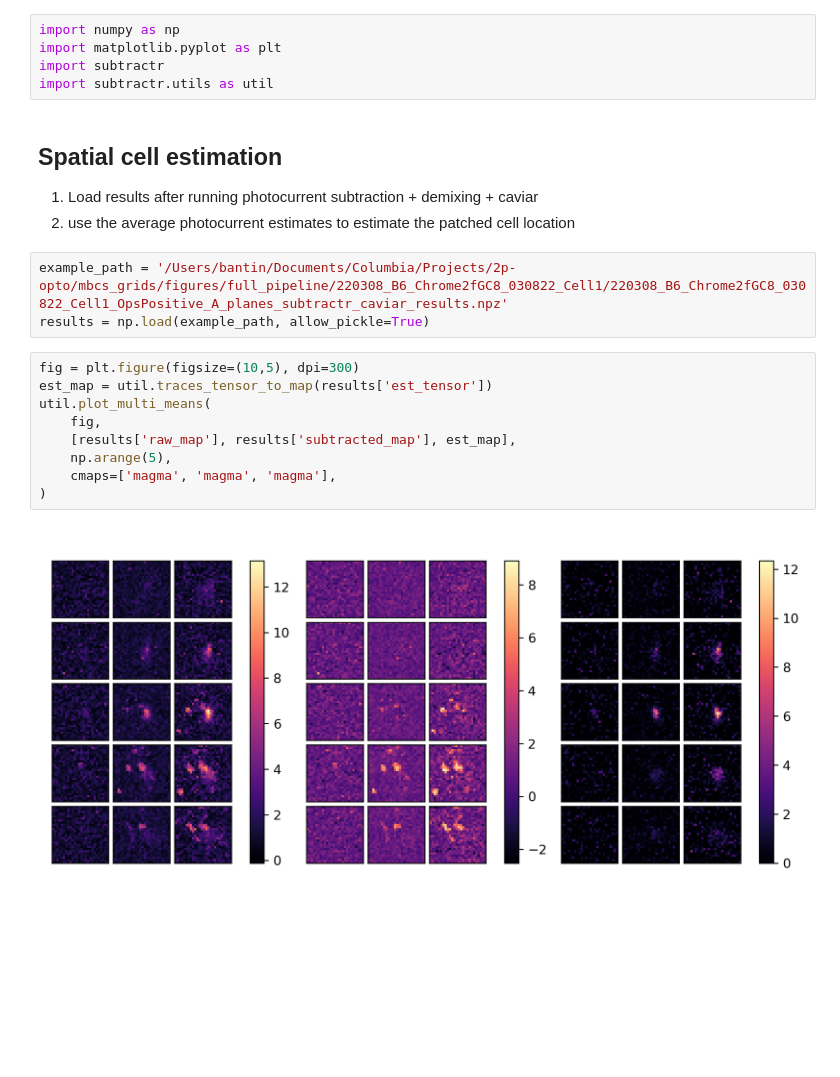
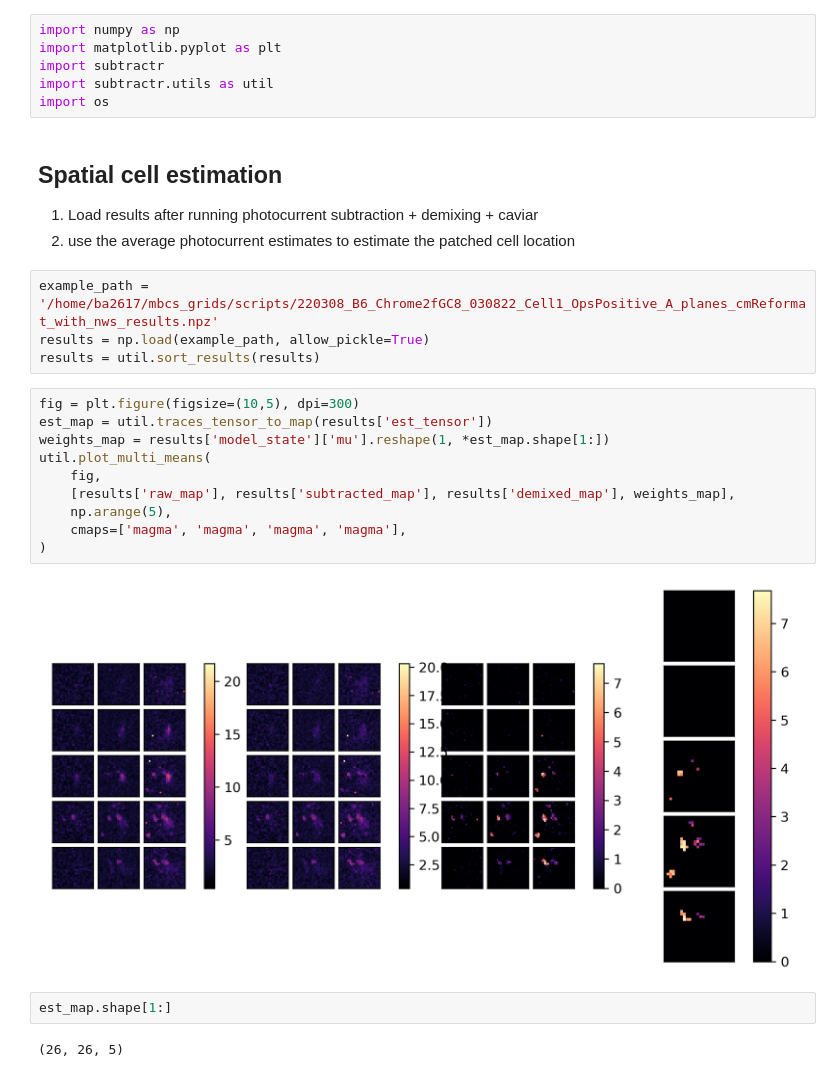
Before and after one commit to bantin/PhoRC, a Jupyter notebook: opsin_subtraction_experiments/spatial estimation.ipynb, the cells around one changed output. Saved outputs shown, nothing was run; the diff lists cells and outputs as text; blank space fills up the shorter version.

```diff
--- a/opsin_subtraction_experiments/spatial estimation.ipynb
+++ b/opsin_subtraction_experiments/spatial estimation.ipynb
@@ -3,21 +3,28 @@ import numpy as np
 import matplotlib.pyplot as plt
 import subtractr
 import subtractr.utils as util
+import os
 # %% [markdown]
 ## Spatial cell estimation
 1. Load results after running photocurrent subtraction + demixing + caviar
 2. use the average photocurrent estimates to estimate the patched cell location
 # %%
-example_path = '/Users/bantin/Documents/Columbia/Projects/2p-opto/mbcs_grids/figures/full_pipeline/220308_B6_Chrome2fGC8_030822_Cell1/220308_B6_Chrome2fGC8_030822_Cell1_OpsPositive_A_planes_subtractr_caviar_results.npz'
+example_path = '/home/ba2617/mbcs_grids/scripts/220308_B6_Chrome2fGC8_030822_Cell1_OpsPositive_A_planes_cmReformat_with_nws_results.npz'
 results = np.load(example_path, allow_pickle=True)
+results = util.sort_results(results)
 # %%
 fig = plt.figure(figsize=(10,5), dpi=300)
 est_map = util.traces_tensor_to_map(results['est_tensor'])
+weights_map = results['model_state']['mu'].reshape(1, *est_map.shape[1:])
 util.plot_multi_means(
     fig,
-    [results['raw_map'], results['subtracted_map'], est_map],
+    [results['raw_map'], results['subtracted_map'], results['demixed_map'], weights_map],
     np.arange(5),
-    cmaps=['magma', 'magma', 'magma'],
+    cmaps=['magma', 'magma', 'magma', 'magma'],
 )
 # %% [output]
-[figure, old version]
+[figure, new version]
+# %%
+est_map.shape[1:]
+# %% [output]
+(26, 26, 5)
```
Also changed, not shown: parts of 8 cells of this notebook.
